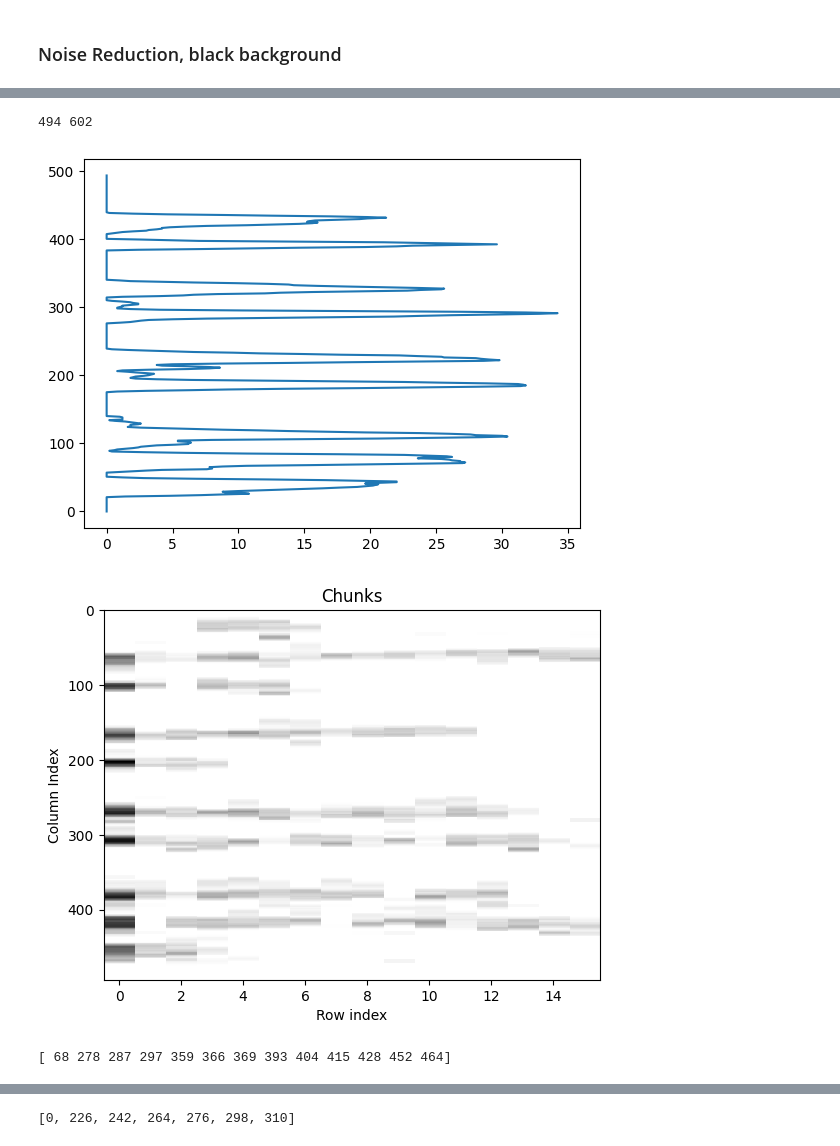
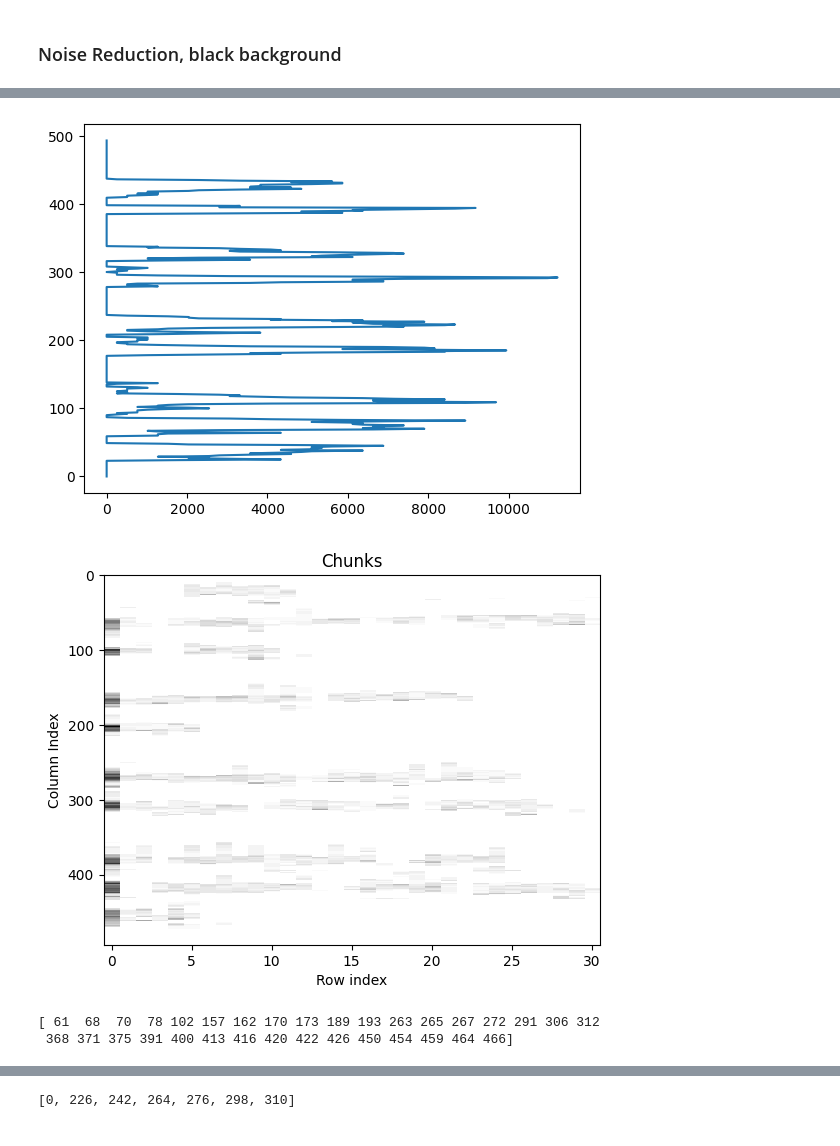
Before and after one commit to tuningfolk/Malayalam-HCR, a Jupyter notebook: main.ipynb, the cells around one changed output, grey strips where cells are left out. Drawn from its saved outputs; the diff is of its cells as text; code cells hidden in the pictures.

Commit message:
Added trial line

```diff
--- a/main.ipynb
+++ b/main.ipynb
@@ -21,7 +21,7 @@ importlib.reload(encoding)
 ### Input image
 # %%
 image_path = 'Sample-handwritten-text-input-for-OCR.png'
-image_path = 'mal-hw-2.jpeg'
+image_path = 'mal-hw.jpeg'
 inp_img = Image.open(image_path)
 
 width,height = inp_img.size
@@ -31,25 +31,33 @@ FileNotFoundError: [Errno 2] No such file or directory: 'mal-hw-2.jpeg'
 # %% [markdown]
 ### Function declarations
 # %%
-def adaptive_thresholding(image: Image, block_size=3, offset=0):
+def adaptive_thresholding(image: Image, block_size=3, offset=0) -> Image:
     '''
     pixels below a certain value -> black
     pixels above a certain value -> white
+
+    The image is divided into blocks. For each block,
+    the threshold value is the mean of the pixel values in that block.
+    The pixels in that block are adjusted to the mean value of that region.
     '''
+    #Convert to grayscale
     grayscale_img = image.convert('L')
-    img_array = np.array(grayscale_img)
-    height, width = img_array.shape
+    grayscale_img_array = np.array(grayscale_img)
+    height, width = grayscale_img_array.shape
 
     #an empty array for the output
     thresholded_image = np.zeros((height, width))
 
     for y in range(0,height, block_size):
         for x in range(0, width, block_size):
-            block = img_array[y:y+block_size, x:x+block_size]
-            #find the mean
+            block = grayscale_img_array[y:y+block_size, x:x+block_size]
+            #Find the mean
             block_mean = np.mean(block)
+
+            #Threshold the region
             thresholded_block = (block > (block_mean-offset)).astype(np.uint8)*255
             thresholded_image[y:y+block_size, x:x+block_size] = thresholded_block
+
     return Image.fromarray(thresholded_image)
 # %%
 def negate(image):
@@ -117,15 +111,15 @@ def find_minima(profile):
     minima_indices = argrelextrema(profile[0], np.less)
     return minima_indices
 # %%
-def trial_line(image):
+def trial_line(image: np.ndarray):
     '''
     Trying out line segmentation as mentioned in the paper referenced in report 1'''
-    height,width = image.shape
-    print(height,width)
-    num_chunks = 20
-    firstquarter = num_chunks//4
+
+    #Image is divided in num_chunks no.of blocks
+    num_chunks = 40
+    firstquarter = num_chunks//4 #first block => 25% of the image
     chunk_width = image.shape[1] // num_chunks
-    # print(chunk_width)
+
     projection_profiles = []
     minima_indices = []
     for i in range(num_chunks):
@@ -138,27 +132,22 @@ def trial_line(image):
 
         chunk_roi = image[:, start_col:end_col]
         projection_profile = np.sum(chunk_roi, axis=1)
-        projection_profile = (projection_profile - np.min(chunk_roi)) / (np.max(chunk_roi) - np.min(chunk_roi))
-        projection_profile = np.convolve(projection_profile, np.ones(5)/5, mode='same')
-        # print(projection_profile)
+        # projection_profile = (projection_profile - np.min(chunk_roi)) / (np.max(chunk_roi) - np.min(chunk_roi))
+        # projection_profile = np.convolve(projection_profile, np.ones(5)/5, mode='same')
         if i == 0:
             plt.plot(projection_profile[::-1],range(len(projection_profile)))
         projection_profiles.append(np.expand_dims(projection_profile, axis=0))
-        # if i==0: print(projection_profiles[0])
-        #Find minima of the smoothed profile
+
+        #Find minima of each profile
         minima_indices.append(find_minima(projection_profiles[-1]))
-        # print(f"Minima indices for Chunk{i}: {minima_indices[-1]}")
 
-    # print(projection_profiles[0].shape)
     final = np.concatenate(projection_profiles, axis=0)
 
     return minima_indices, firstquarter, chunk_width, final
 # %%
-show(out_image)
 minima_indices, firstquarter, chunk_width, final = trial_line(np.array(out_image))
 # %% [output]
-494 602
-[figure, old version]
+[figure, new version]
 # %%
 plt.imshow(final.T, cmap='gray_r', aspect='auto', interpolation='nearest')
 plt.title('Chunks')
@@ -166,7 +155,7 @@ plt.xlabel('Row index')
 plt.ylabel('Column Index')
 plt.show()
 # %% [output]
-[figure, old version]
+[figure, new version]
 # %%
 temp = out_image.copy()
 first = minima_indices[0][0]
@@ -186,4 +175,5 @@ for i in range(len(minima_indices)):
         # temp = cv2.line(np.array(temp), (firstquarter*chunk_width, 0), (firstquarter*chunk_width, 480), color=(255,0,0), thickness=2)
 show(temp)
 # %% [output]
-[ 68 278 287 297 359 366 369 393 404 415 428 452 464]
+[ 61  68  70  78 102 157 162 170 173 189 193 263 265 267 272 291 306 312
+ 368 371 375 391 400 413 416 420 422 426 450 454 459 464 466]
```
Also changed, not shown: parts of 10 cells of this notebook.
